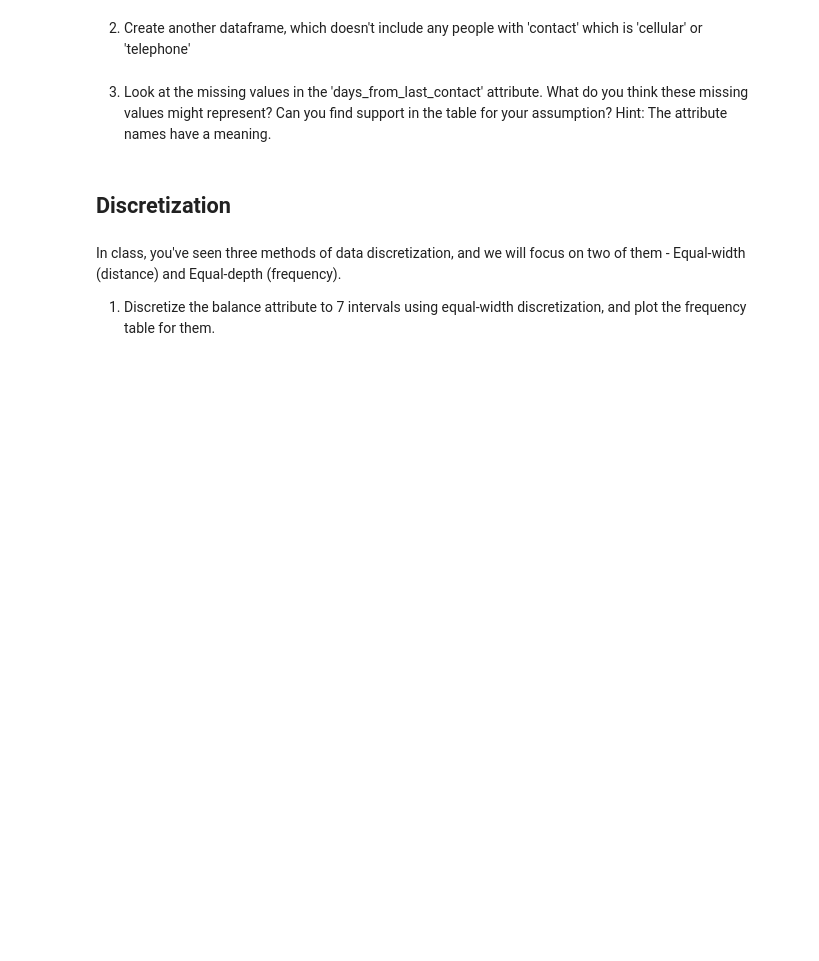
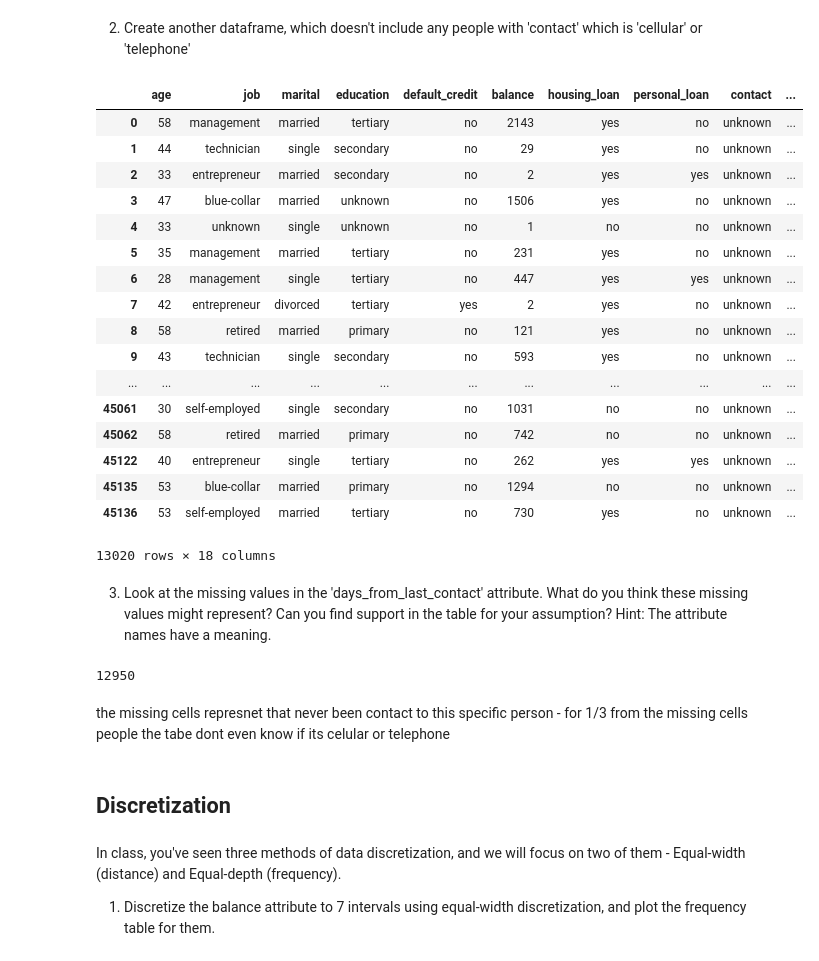
Before and after one commit to gefenk9/DataScience, a Jupyter notebook: DS_HW1.ipynb, the cells around one changed output. Drawn from its saved outputs; the diff is of its cells as text; code cells hidden in the pictures; blank space fills up the shorter version.

```diff
--- a/DS_HW1.ipynb
+++ b/DS_HW1.ipynb
@@ -47,7 +172,35 @@ Good luck!
 # %% [markdown]
 2) Create another dataframe, which doesn't include any people with 'contact' which is 'cellular' or 'telephone'
+# %%
+df2 = df[(df["contact"] != "cellular") & (df["contact"] != "telephone")]
+df2
+# %% [output]
+|  | age | job | marital | education | default_credit | balance | housing_loan | personal_loan | contact | ... |
+| 0 | 58 | management | married | tertiary | no | 2143 | yes | no | unknown | ... |
+| 1 | 44 | technician | single | secondary | no | 29 | yes | no | unknown | ... |
+| 2 | 33 | entrepreneur | married | secondary | no | 2 | yes | yes | unknown | ... |
+| 3 | 47 | blue-collar | married | unknown | no | 1506 | yes | no | unknown | ... |
+| 4 | 33 | unknown | single | unknown | no | 1 | no | no | unknown | ... |
+| 5 | 35 | management | married | tertiary | no | 231 | yes | no | unknown | ... |
+| 6 | 28 | management | single | tertiary | no | 447 | yes | yes | unknown | ... |
+| 7 | 42 | entrepreneur | divorced | tertiary | yes | 2 | yes | no | unknown | ... |
+| 8 | 58 | retired | married | primary | no | 121 | yes | no | unknown | ... |
+| 9 | 43 | technician | single | secondary | no | 593 | yes | no | unknown | ... |
+| ... | ... | ... | ... | ... | ... | ... | ... | ... | ... | ... |
+| 45061 | 30 | self-employed | single | secondary | no | 1031 | no | no | unknown | ... |
+| 45062 | 58 | retired | married | primary | no | 742 | no | no | unknown | ... |
+| 45122 | 40 | entrepreneur | single | tertiary | no | 262 | yes | yes | unknown | ... |
+| 45135 | 53 | blue-collar | married | primary | no | 1294 | no | no | unknown | ... |
+| 45136 | 53 | self-employed | married | tertiary | no | 730 | yes | no | unknown | ... |
+13020 rows × 18 columns
 # %% [markdown]
 3) Look at the missing values in the 'days_from_last_contact' attribute. What do you think these missing values might represent? Can you find support in the table for your assumption? Hint: The attribute names have a meaning.
+# %%
+df2["days_from_last_contact"].isna().sum()
+# %% [output]
+12950
+# %% [markdown]
+the missing cells represnet that never been contact to this specific person - for 1/3 from the missing cells people the tabe dont even know if its celular or telephone
 # %% [markdown]
 ## Discretization
 # %% [markdown]
```
Also changed, not shown: parts of 11 cells of this notebook.
